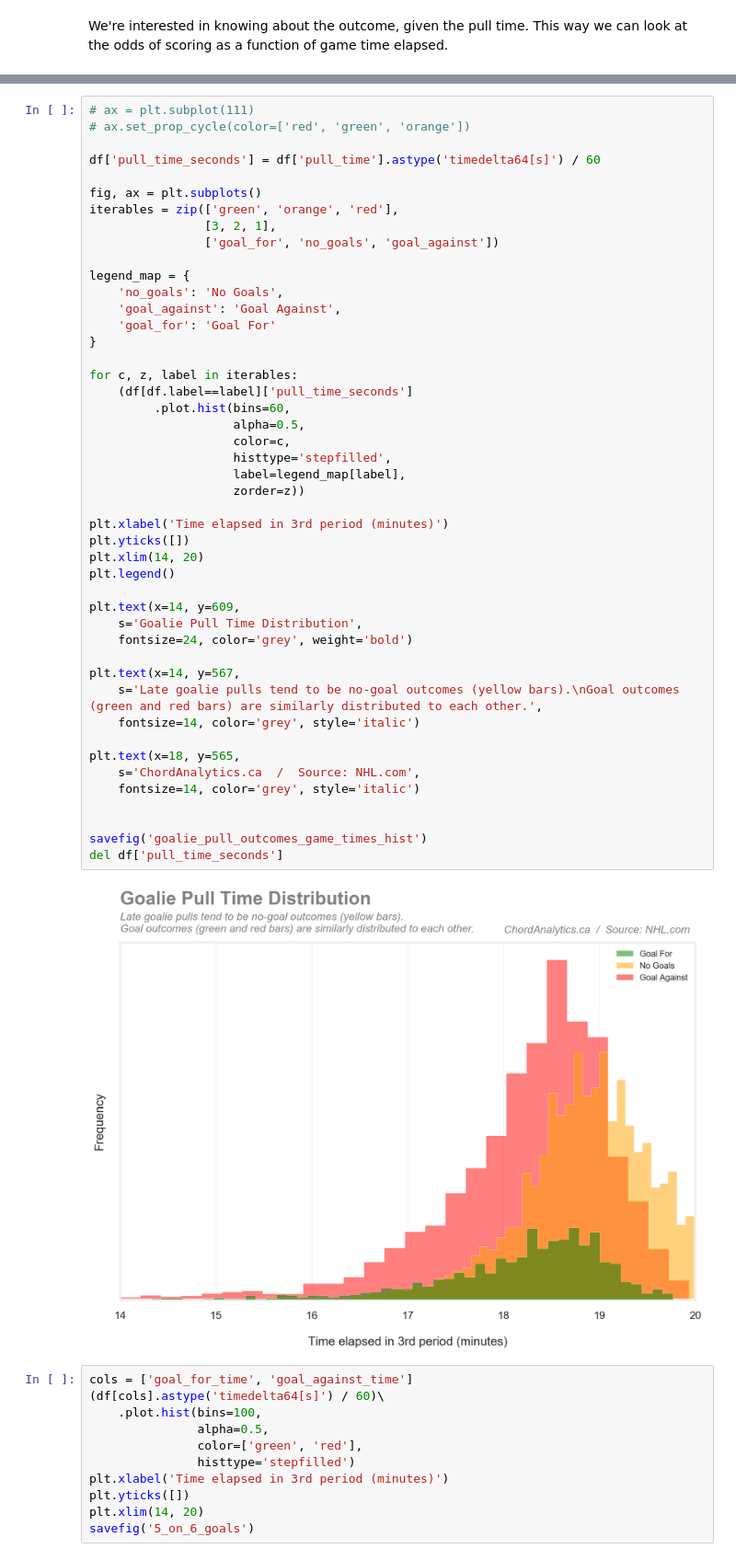
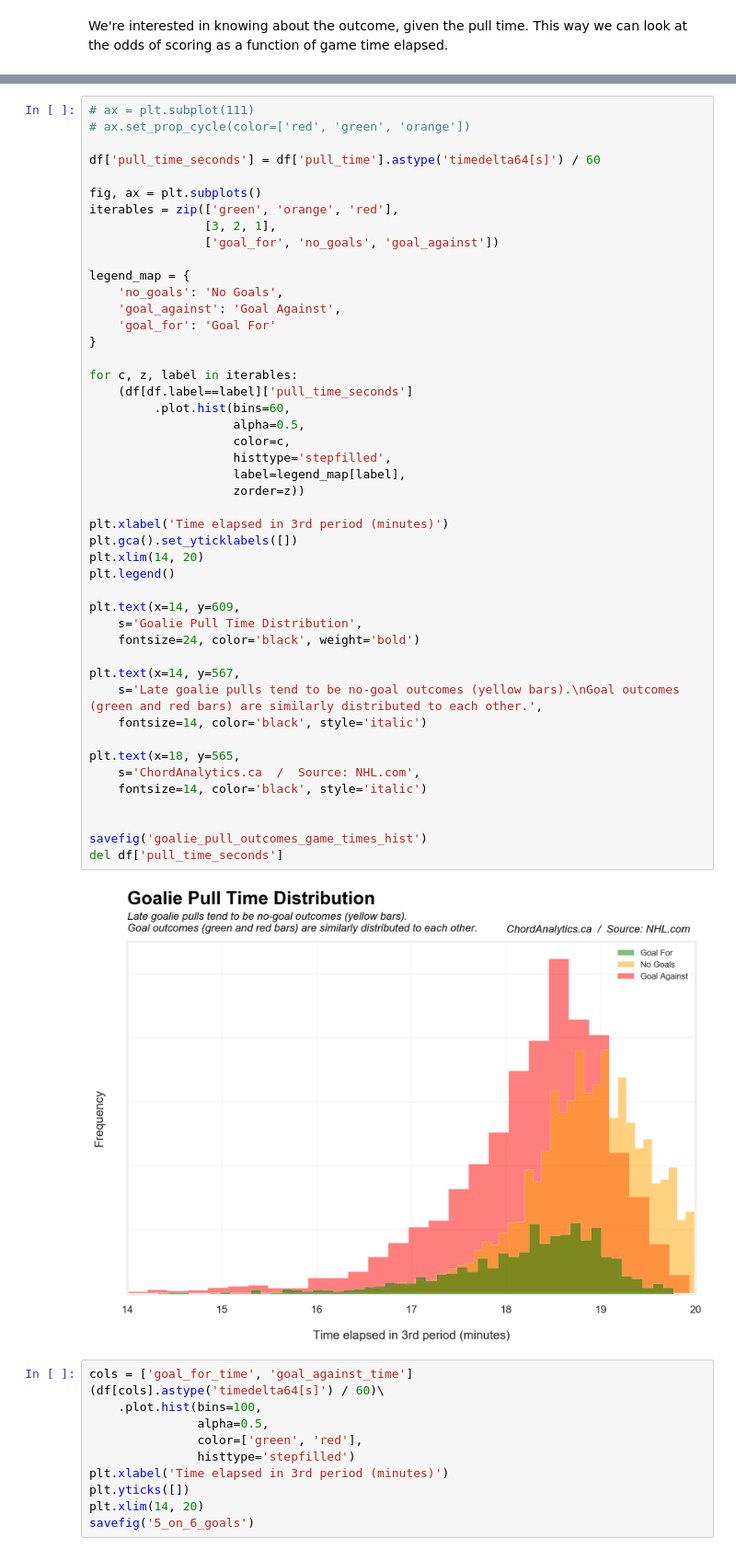
Before and after one commit to zazencodes/nhl-goalie-pull-optimization, a Jupyter notebook: notebooks/src/3_exploratory_analysis_2003-2019.ipynb, the cells around one changed output, grey strips where cells are left out. Shown at 92% size. Cells and saved outputs as stored; diff of their text form.

Commit message:
Changed to white figure for savefig

```diff
--- a/notebooks/src/3_exploratory_analysis_2003-2019.ipynb
+++ b/notebooks/src/3_exploratory_analysis_2003-2019.ipynb
@@ -517,38 +517,38 @@ legend_map = {
     'goal_against': 'Goal Against',
     'goal_for': 'Goal For'
 }
 
 for c, z, label in iterables:
     (df[df.label==label]['pull_time_seconds']
          .plot.hist(bins=60,
                     alpha=0.5,
                     color=c,
                     histtype='stepfilled',
                     label=legend_map[label],
                     zorder=z))
 
 plt.xlabel('Time elapsed in 3rd period (minutes)')
-plt.yticks([])
+plt.gca().set_yticklabels([])
 plt.xlim(14, 20)
 plt.legend()
 
 plt.text(x=14, y=609,
     s='Goalie Pull Time Distribution',
-    fontsize=24, color='grey', weight='bold')
+    fontsize=24, color='black', weight='bold')
 
 plt.text(x=14, y=567,
     s='Late goalie pulls tend to be no-goal outcomes (yellow bars).\nGoal outcomes (green and red bars) are similarly distributed to each other.',
-    fontsize=14, color='grey', style='italic')
+    fontsize=14, color='black', style='italic')
 
 plt.text(x=18, y=565,
     s='ChordAnalytics.ca  /  Source: NHL.com',
-    fontsize=14, color='grey', style='italic')
+    fontsize=14, color='black', style='italic')
 
 
 savefig('goalie_pull_outcomes_game_times_hist')
 del df['pull_time_seconds']
 # %% [output]
-[figure, old version]
+[figure, new version]
 # %%
 cols = ['goal_for_time', 'goal_against_time']
 (df[cols].astype('timedelta64[s]') / 60)\
```
Also changed, not shown: parts of 6 cells of this notebook, 20 other files.
